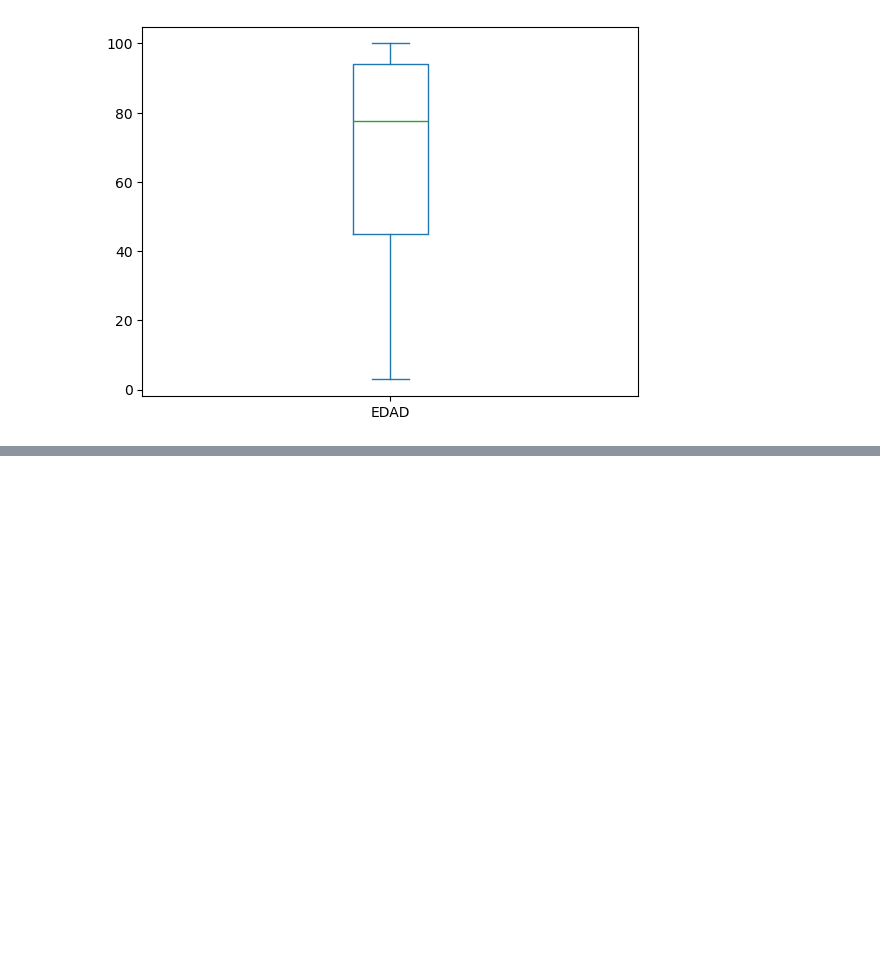
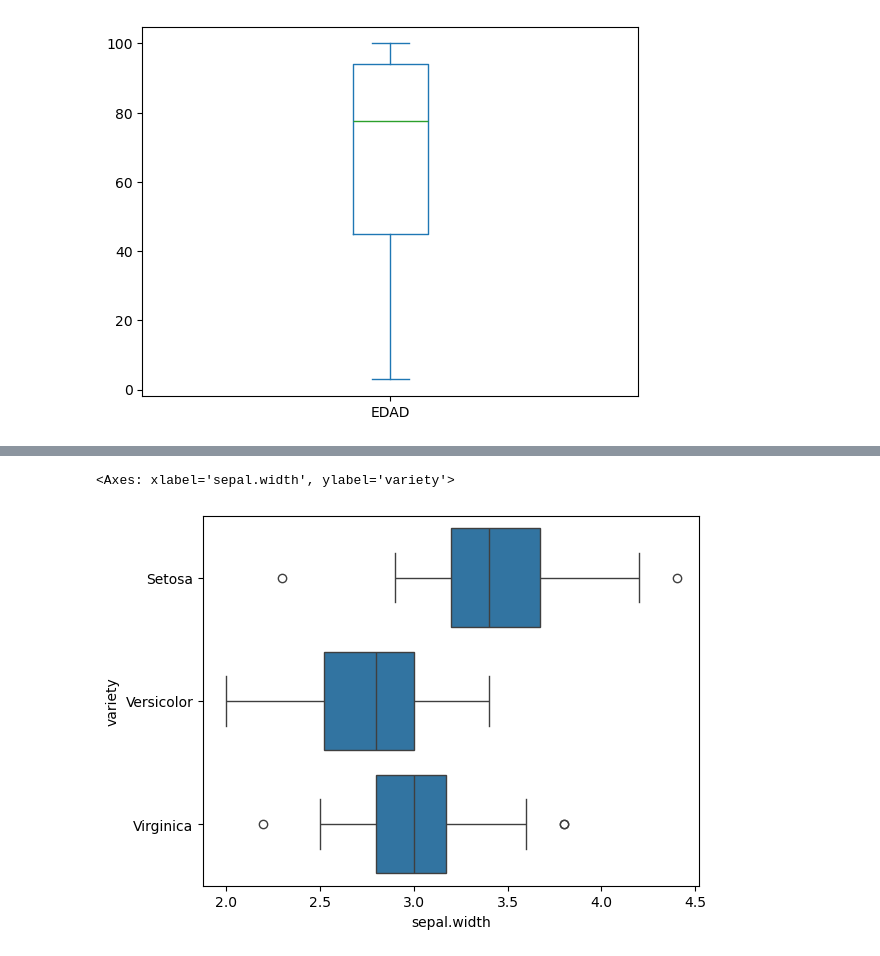
Before and after one commit to albo437/TC2004B, a Jupyter notebook: M1_act5.ipynb, the cells around one changed output, grey strips where cells are left out. Saved outputs shown, nothing was run; the diff lists cells and outputs as text; code cells hidden in the pictures; blank space fills up the shorter version.

```diff
--- a/M1_act5.ipynb
+++ b/M1_act5.ipynb
@@ -201,0 +416,6 @@ RIO_CHARLES              0.069170
+# %%
+# Box plot with sepal.width grouped by variety. lower, upper, whiskers, Q1, Q3 and median.
+sns.boxplot(x='sepal.width', y='variety', data=iris)
+# %% [output]
+<Axes: xlabel='sepal.width', ylabel='variety'>
+[figure, added]
```
Also changed, not shown: parts of 15 cells of this notebook, 2 other files.
